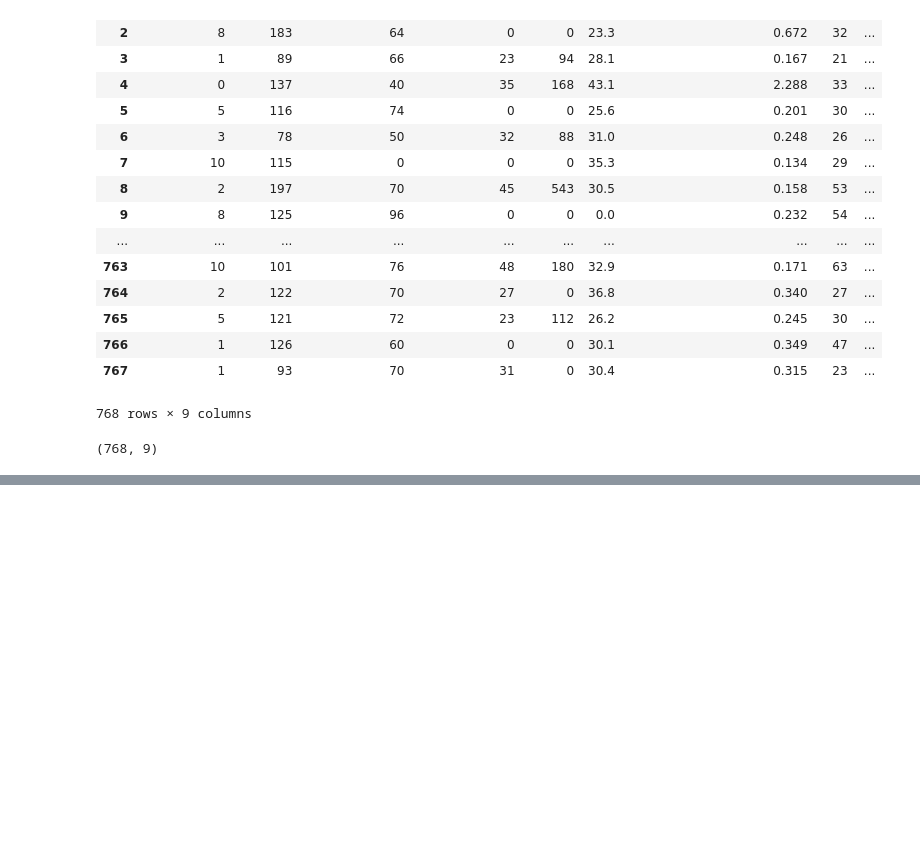
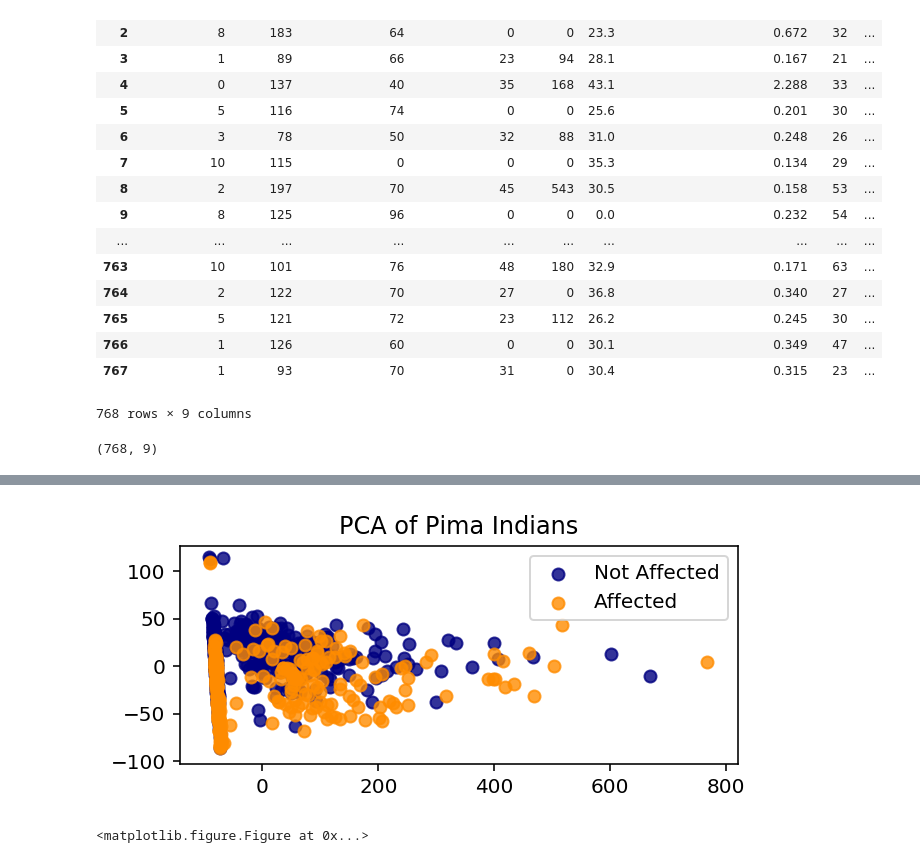
Before and after one commit to jjuhn/springboard, a Jupyter notebook: capstone_project_2/pima_indians_diabetes.ipynb, the cells around one changed output, grey strips where cells are left out. Saved outputs shown, nothing was run; the diff lists cells and outputs as text; code cells hidden in the pictures; blank space fills up the shorter version.

Commit message:
Pima indians test

```diff
--- a/capstone_project_2/pima_indians_diabetes.ipynb
+++ b/capstone_project_2/pima_indians_diabetes.ipynb
@@ -67,0 +174,8 @@ array([[<matplotlib.axes._subplots.AxesSubplot object at 0x...>,
+# %%
+pca_ = PCA(n_components=3)
+
+y_sklearn = pca_.fit_transform(x.values)
+
+print(pca_.explained_variance_)
+print(pca_.explained_variance_ratio_)
+print(pca_.components_)
@@ -67,0 +231,14 @@ array([[<matplotlib.axes._subplots.AxesSubplot object at 0x...>,
+# %%
+target_names = ['Not Affected', 'Affected']
+colors = ['navy', 'darkorange']
+lw = 1
+for color, i, target_name in zip(colors, [0, 1], target_names):
+    plt.scatter(y_sklearn[y == i, 0], y_sklearn[y==i, 1], color=color, alpha=0.8, lw=lw, label=target_name)
+
+plt.legend(loc='best', shadow=False, scatterpoints=1)
+plt.title('PCA of Pima Indians')
+plt.figure()
+plt.show()
+# %% [output]
+[figure, added]
+<matplotlib.figure.Figure at 0x...>
```
Also changed, not shown: parts of 17 cells of this notebook.
